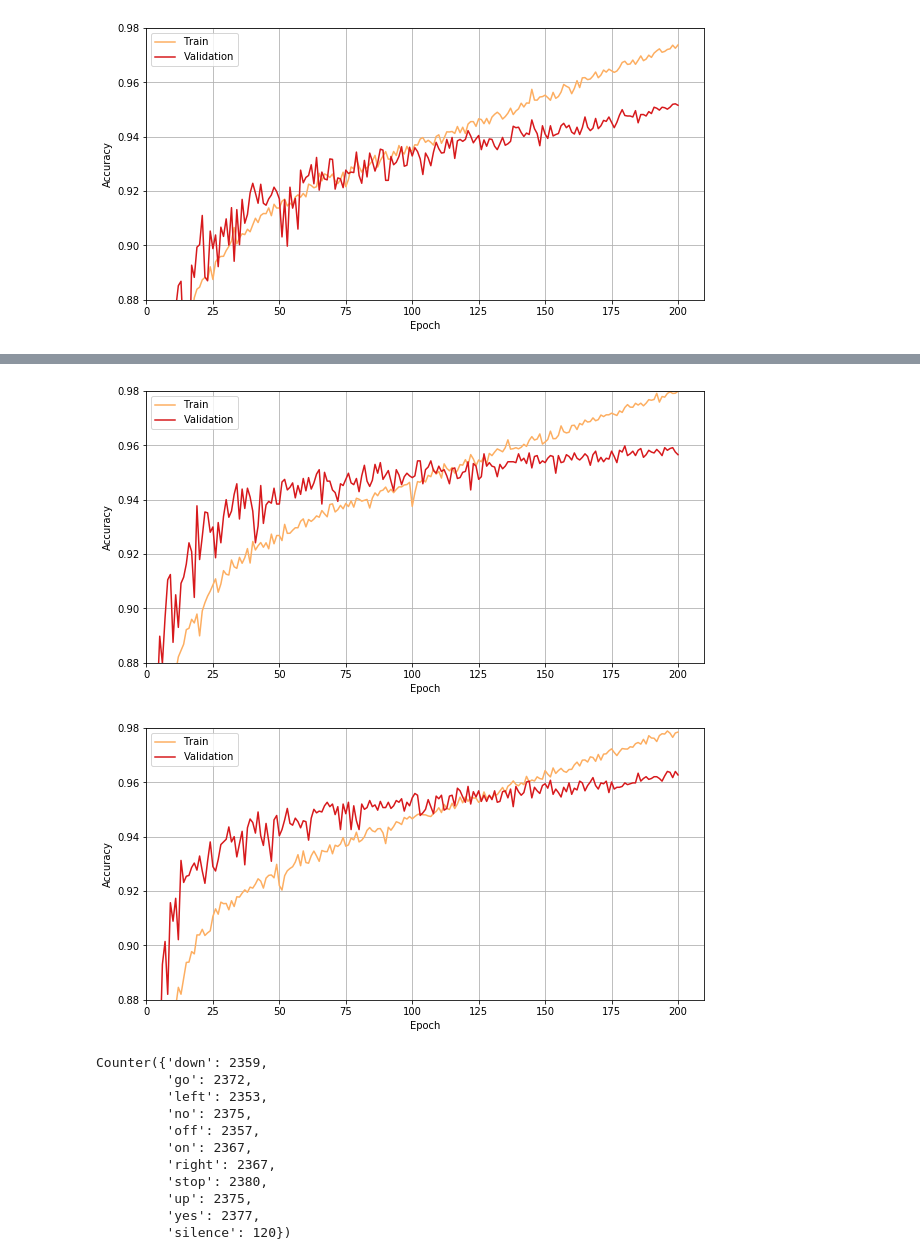
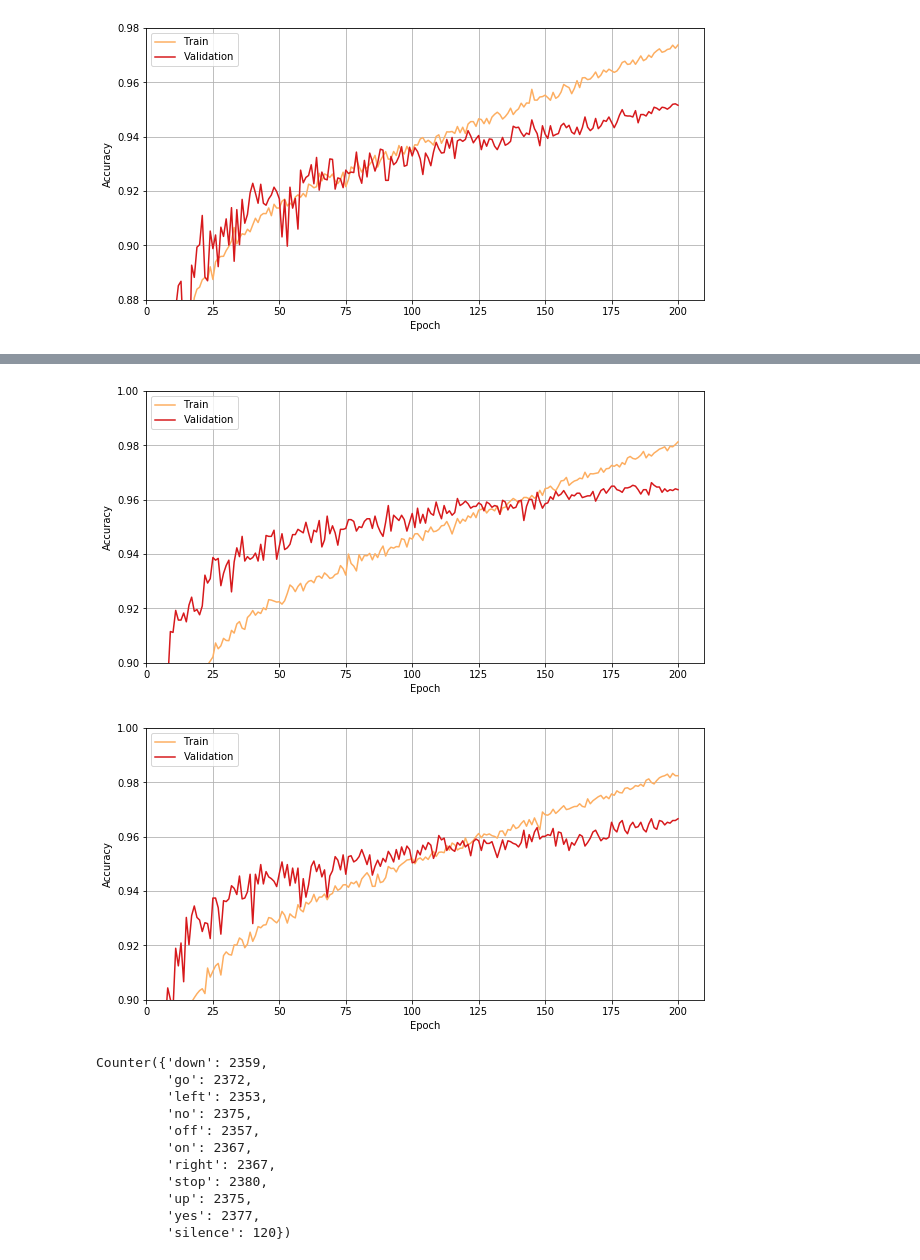
Before and after one commit to rdzanyM/TF_Speech, a Jupyter notebook: lstm.ipynb, the cells around one changed output, grey strips where cells are left out. Saved outputs shown, nothing was run; the diff lists cells and outputs as text; code cells hidden in the pictures.

```diff
--- a/lstm.ipynb
+++ b/lstm.ipynb
@@ -360,19 +353,17 @@ from keras.layers.advanced_activations import ELU
 def big_boy():
     input_data = Input(shape=(99, 161))
 
-    x = Conv1D(filters=256, kernel_size=9, strides=3, kernel_regularizer=l2(1e-4), kernel_initializer=he_uniform())(input_data)
-    #x = PReLU(alpha_initializer=Constant(value=0.25))(x)
-    x = ELU(alpha=1.0)(x)
+    x = Conv1D(filters=512, kernel_size=6, strides=3, kernel_regularizer=l2(1e-4), kernel_initializer=he_uniform())(input_data)
+    x = ELU()(x)
     x = BatchNormalization()(x)
 
-    x = LSTM(256, unroll=True,
+    x = LSTM(512, unroll=True,
              dropout=0.4, recurrent_dropout=0.5,
              kernel_regularizer=l2(1e-3), recurrent_regularizer=l2(1e-5), bias_regularizer=l2(1e-5))(x)
     x = Dropout(0.5)(x)
 
-    x = Dense(units=256, kernel_regularizer=l2(1e-2), kernel_initializer=he_uniform())(x)
-    #x = PReLU(alpha_initializer=Constant(value=0.25))(x)
-    x = ELU(alpha=1.0)(x)
+    x = Dense(units=512, kernel_regularizer=l2(1e-2), kernel_initializer=he_uniform())(x)
+    x = ELU()(x)
     x = BatchNormalization()(x)
     x = Dropout(0.5)(x)
 
@@ -456,38 +447,38 @@ plt.plot(x, y2, color='#d7191c')
 plt.ylabel('Accuracy')
 plt.xlabel('Epoch')
 plt.legend(['Train', 'Validation'], loc='upper left')
-plt.ylim(.88, .98)
+plt.ylim(.9, 1)
 plt.xlim(0)
 plt.grid()
 plt.show()
 # %% [output]
-[figure, old version]
+[figure, new version]
 # %%
 f = plt.figure(figsize=(10,5))
 
 x = range(1, 201)
 y1 = history.history['accuracy']# + history2.history['accuracy']
 y2 = history.history['val_accuracy']# + history2.history['val_accuracy']
 
 #xs = np.linspace(1, 400, 1000)
 #y1s = UnivariateSpline(x, y1, s=0.002)(xs)
 #y2s = UnivariateSpline(x, y2, s=0.03)(xs)
 
 #plt.plot(xs, y1s, color='#377eb8', linewidth=2.0)
 #plt.plot(xs, y2s, color='#4daf4a', linewidth=2.0)
 #plt.plot(x, acc, color='#abd9e9')
 #plt.plot(x, val, color='#2c7bb6')
 plt.plot(x, y1, color='#fdae61')
 plt.plot(x, y2, color='#d7191c')
 plt.ylabel('Accuracy')
 plt.xlabel('Epoch')
 plt.legend(['Train', 'Validation'], loc='upper left')
-plt.ylim(.88, .98)
+plt.ylim(.9, 1)
 plt.xlim(0)
 plt.grid()
 plt.show()
 # %% [output]
-[figure, old version]
+[figure, new version]
 # %%
 collections.Counter(label_index[np.argmax(y, axis=1)])
 # %% [output]
```
Also changed, not shown: parts of 5 cells of this notebook.
